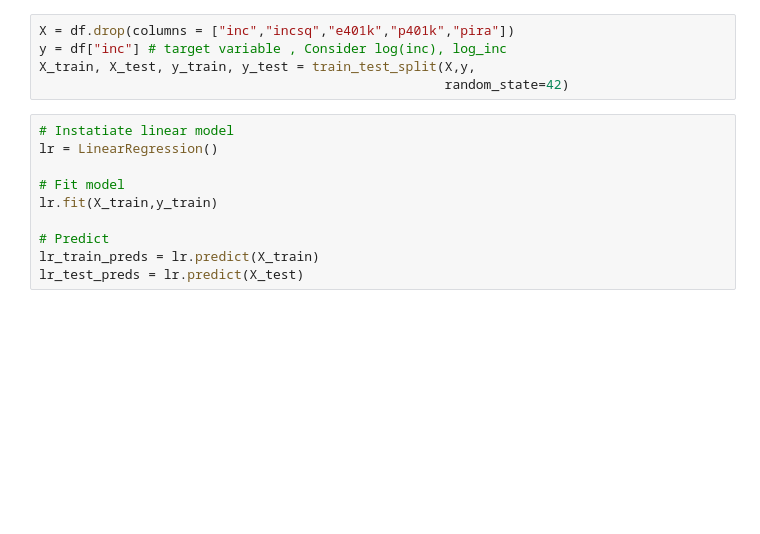
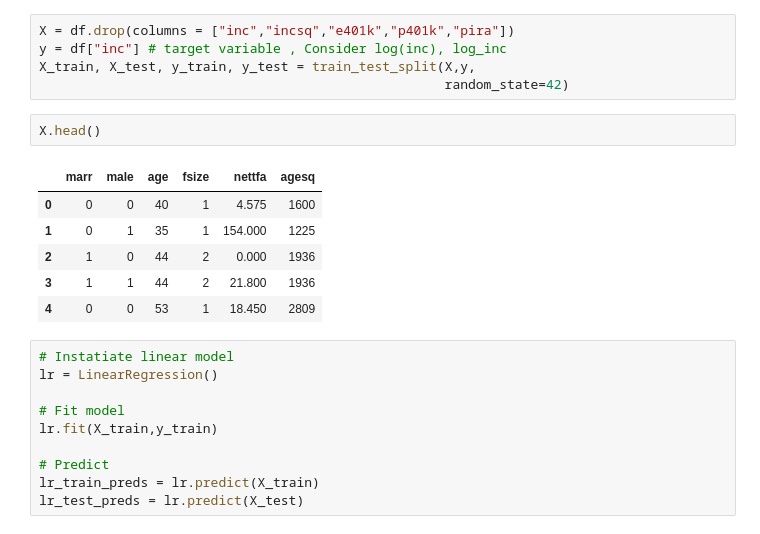
Before and after one commit to Tatadektep/Supervised_model_comparison_lab, a Jupyter notebook: starter-code.ipynb, the cells around one changed output. Drawn from its saved outputs; the diff is of its cells as text; blank space fills up the shorter version.

```diff
--- a/starter-code.ipynb
+++ b/starter-code.ipynb
@@ -189,6 +192,15 @@ X = df.drop(columns = ["inc","incsq","e401k","p401k","pira"])
 y = df["inc"] # target variable , Consider log(inc), log_inc
 X_train, X_test, y_train, y_test = train_test_split(X,y,
                                                     random_state=42)
+# %%
+X.head()
+# %% [output]
+|  | marr | male | age | fsize | nettfa | agesq |
+| 0 | 0 | 0 | 40 | 1 | 4.575 | 1600 |
+| 1 | 0 | 1 | 35 | 1 | 154.000 | 1225 |
+| 2 | 1 | 0 | 44 | 2 | 0.000 | 1936 |
+| 3 | 1 | 1 | 44 | 2 | 21.800 | 1936 |
+| 4 | 0 | 0 | 53 | 1 | 18.450 | 2809 |
 # %%
 # Instatiate linear model
 lr = LinearRegression()
```
Also changed, not shown: parts of 48 cells of this notebook.
